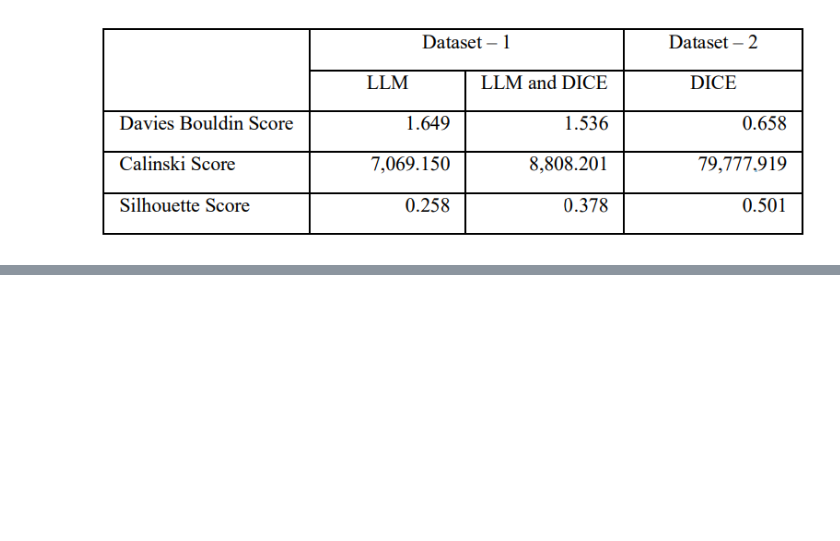
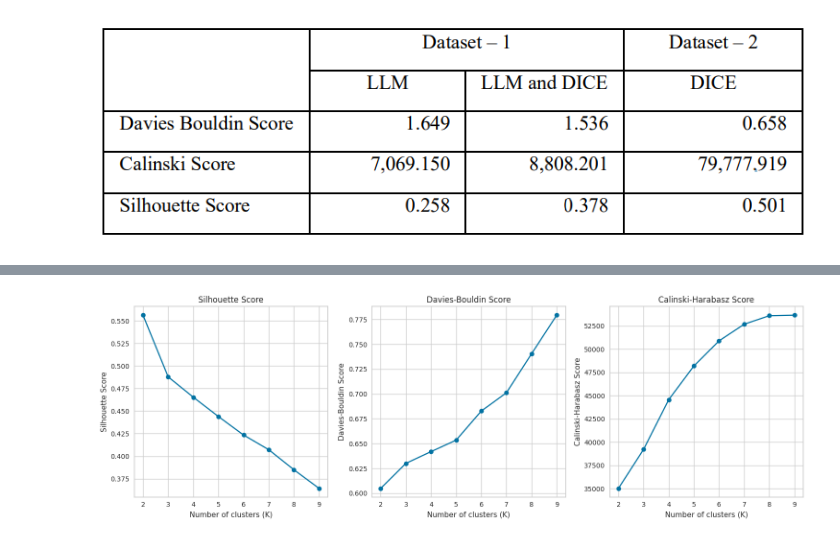
Before and after one commit to fsant0s/ERASMO, a Jupyter notebook: src/experiments/analysis/olist.ipynb, the cells around one changed output, grey strips where cells are left out. Cells and saved outputs as stored; diff of their text form; code cells hidden in the pictures; blank space fills up the shorter version.

```diff
--- a/src/experiments/analysis/olist.ipynb
+++ b/src/experiments/analysis/olist.ipynb
@@ -213,0 +560,5 @@ Silhouette Score (with umap): 0.30870458
+# %%
+path_to_test = f"/hadatasets/fillipe.silva/LLMSegm/data/olist/test_rfm.csv"
+val_df = pd.read_csv(path_to_test)
+columns = val_df.columns.tolist()
+ds = Dataset.from_pandas(val_df)
@@ -213,0 +573,58 @@ Silhouette Score (with umap): 0.30870458
+# %%
+import torch
+device = torch.device("cuda" if torch.cuda.is_available() else "cpu")
+model.to(device)
+embs = []
+for text in tqdm(combined_ds["concat"]):
+    inputs = tokenizer(text, return_tensors="pt", padding=True, truncation=True).to(device)
+    outputs = model(**inputs)
+    logits = outputs.logits
+    text_embedding = logits[:, -1, :]
+    text_embedding_np = text_embedding.detach().cpu().numpy()
+    embs.append(text_embedding_np[0])
+# %%
+gpt2_new_embds = pd.DataFrame(embs)
+# %%
+# Generate synthetic data
+X = gpt2_new_embds
+
+# Range of K to try
+K_range = range(2, 10)
+
+# Storage for metric scores
+silhouette_scores = []
+davies_bouldin_scores = []
+calinski_harabasz_scores = []
+
+# Calculate metrics for each K
+for K in K_range:
+    kmeans = KMeans(n_clusters=K, random_state=10)
+    labels = kmeans.fit_predict(X)
+    silhouette_scores.append(silhouette_score(X, labels))
+    davies_bouldin_scores.append(davies_bouldin_score(X, labels))
+    calinski_harabasz_scores.append(calinski_harabasz_score(X, labels))
+
+# Plotting
+plt.figure(figsize=(15, 5))
+
+plt.subplot(1, 3, 1)
+plt.plot(K_range, silhouette_scores, marker='o')
+plt.title('Silhouette Score')
+plt.xlabel('Number of clusters (K)')
+plt.ylabel('Silhouette Score')
+
+plt.subplot(1, 3, 2)
+plt.plot(K_range, davies_bouldin_scores, marker='o')
+plt.title('Davies-Bouldin Score')
+plt.xlabel('Number of clusters (K)')
+plt.ylabel('Davies-Bouldin Score')
+
+plt.subplot(1, 3, 3)
+plt.plot(K_range, calinski_harabasz_scores, marker='o')
+plt.title('Calinski-Harabasz Score')
+plt.xlabel('Number of clusters (K)')
+plt.ylabel('Calinski-Harabasz Score')+
+
+plt.tight_layout()
+plt.show()
+# %% [output]
@@ -213,0 +648 @@ Silhouette Score (with umap): 0.30870458
+[figure, added]
```
Also changed, not shown: parts of 37 cells of this notebook, 25 other files.
